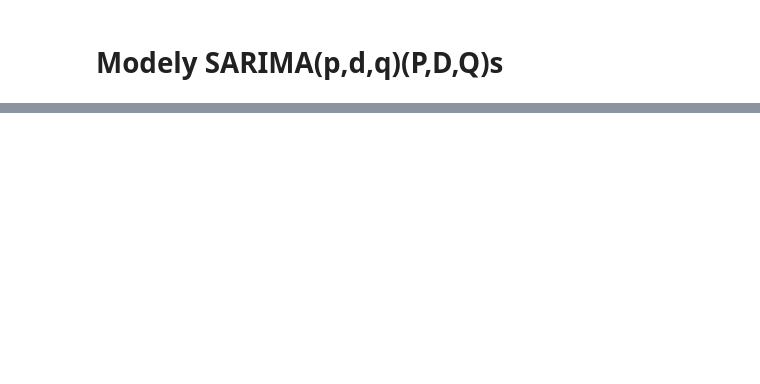
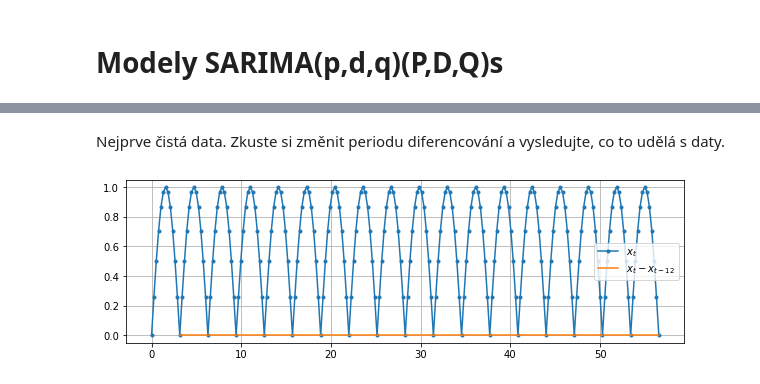
Before and after one commit to kamil-dedecius/mi-scr, a Jupyter notebook: prednasky/5.ipynb, the cells around one changed output, grey strips where cells are left out. Cells and saved outputs as stored; diff of their text form; code cells hidden in the pictures; blank space fills up the shorter version.

```diff
--- a/prednasky/5.ipynb
+++ b/prednasky/5.ipynb
@@ -84,0 +309,18 @@ Možná přidáme eXogeneous vars?
+# %%
+t = np.arange(0, 18*np.pi, step=np.pi/12)
+x_clear = np.abs(np.sin(t))
+epsilon = norm.rvs(scale=0.1, size=t.size)
+df = pd.DataFrame({'t': t,                                 # časový index
+                   'x_clear': x_clear,                     # čistá data
+                   'x': x_clear + epsilon,                 # data s bílým šumem
+                   'rw': np.cumsum(x_clear + epsilon)})    # data s I(1) - náh. procházka
+# %% [markdown]
+Nejprve čistá data. Zkuste si změnit periodu diferencování a vysledujte, co to udělá s daty.
+# %%
+plt.figure(figsize=(10, 3))
+plt.plot(df['t'], df['x_clear'], '-', marker='.', label=r'$x_t$')
+plt.plot(df['t'], df['x_clear'].diff(12), label=r'$x_t - x_{t-12}$')
+plt.legend()
+plt.show()
+# %% [output]
+[figure, added]
```
Also changed, not shown: parts of 50 cells of this notebook, 2 other files.
